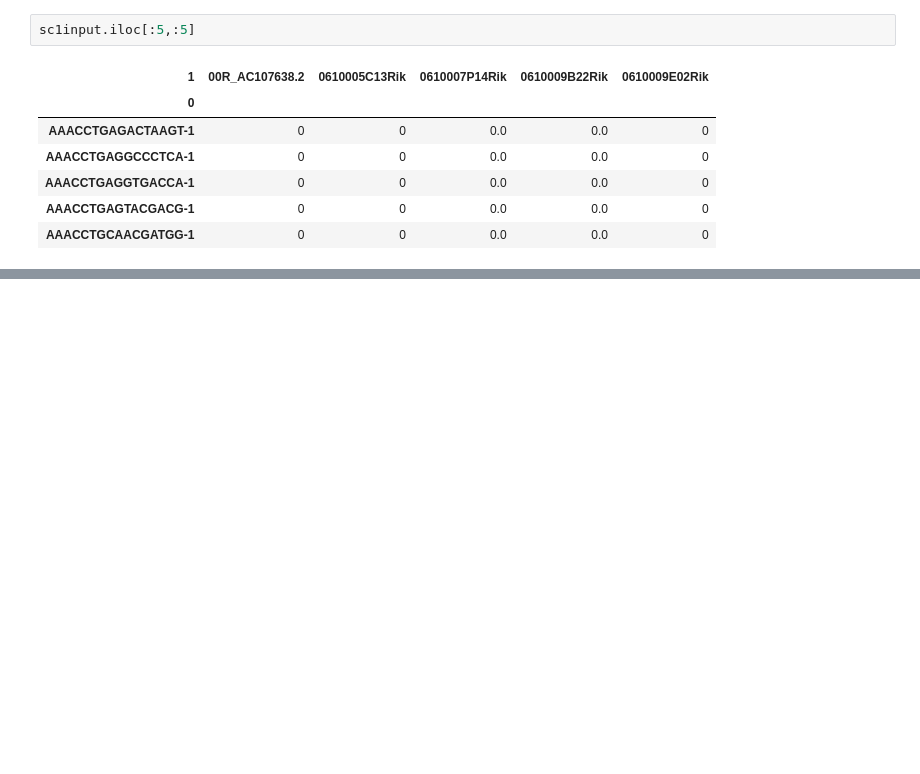
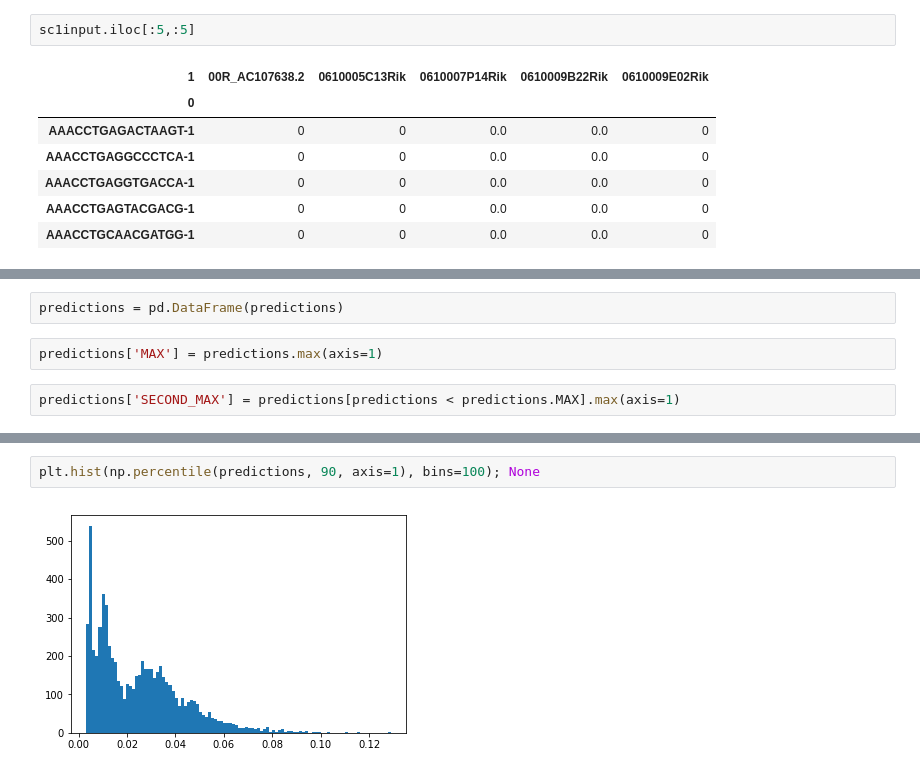
Before and after one commit to mxposed/sickle, a Jupyter notebook: 05-catboost-mca/main.ipynb, the cells around one changed output, grey strips where cells are left out. Saved outputs shown, nothing was run; the diff lists cells and outputs as text; blank space fills up the shorter version.

Commit message:
Different stats for catboost predictions

```diff
--- a/05-catboost-mca/main.ipynb
+++ b/05-catboost-mca/main.ipynb
@@ -188,0 +223,6 @@ sc1input.iloc[:5,:5]
+# %%
+predictions = pd.DataFrame(predictions)
+# %%
+predictions['MAX'] = predictions.max(axis=1)
+# %%
+predictions['SECOND_MAX'] = predictions[predictions < predictions.MAX].max(axis=1)
@@ -188,0 +250,4 @@ sc1input.iloc[:5,:5]
+# %%
+plt.hist(np.percentile(predictions, 90, axis=1), bins=100); None
+# %% [output]
+[figure, added]
```
Also changed, not shown: parts of 12 cells of this notebook.
